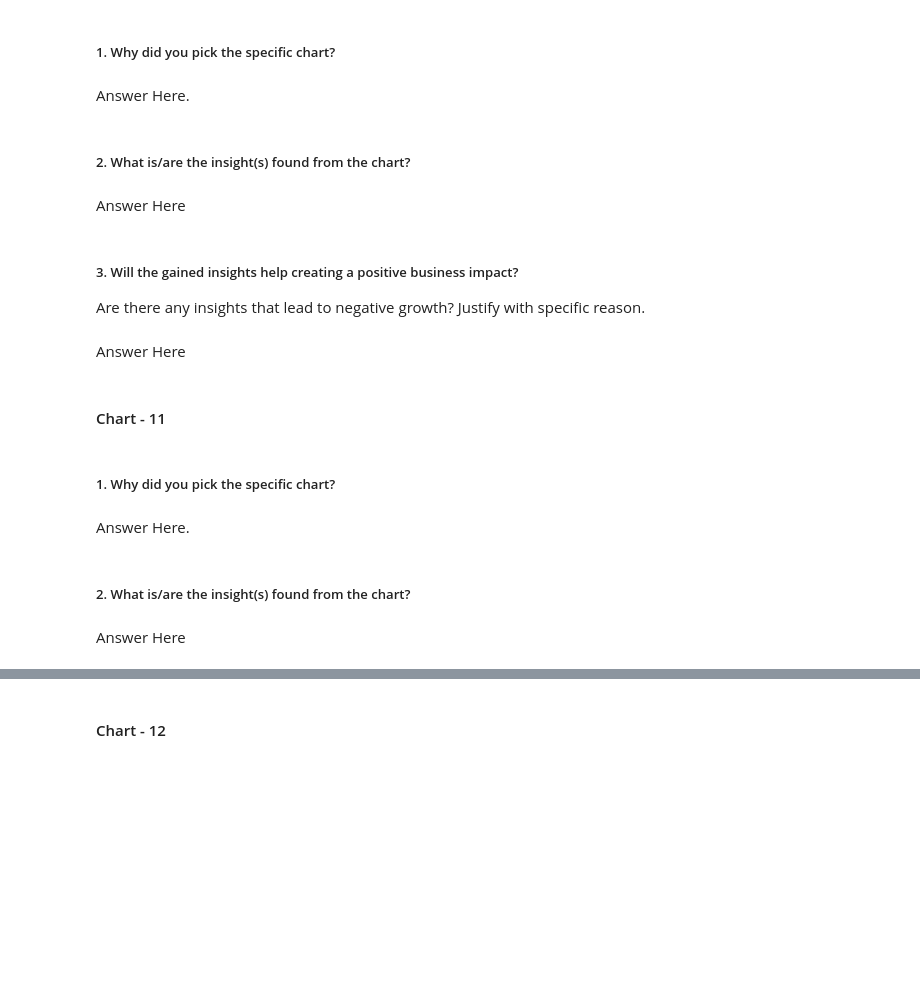
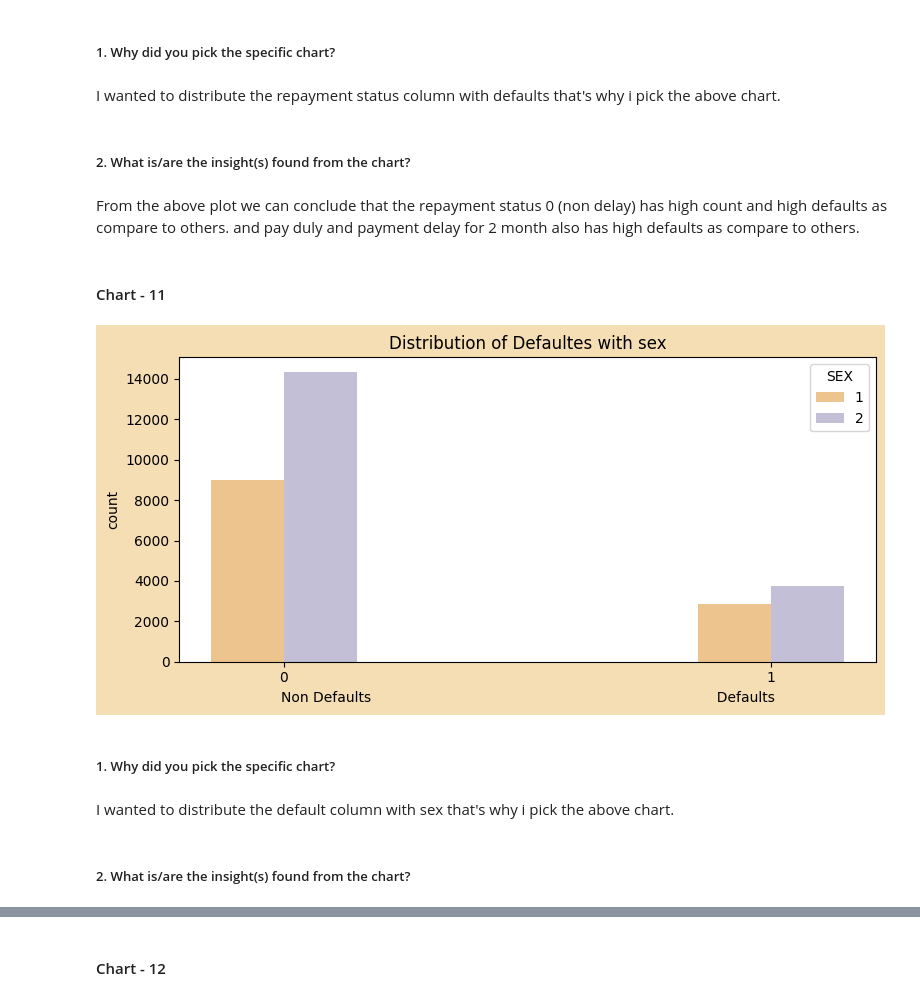
Before and after one commit to hmarathe420/Credit_Card_Default_Prediction, a Jupyter notebook: Credit_Card_Default_Prediction.ipynb, the cells around one changed output, grey strips where cells are left out. Saved outputs shown, nothing was run; the diff lists cells and outputs as text; code cells hidden in the pictures; blank space fills up the shorter version.

```diff
--- a/Credit_Card_Default_Prediction.ipynb
+++ b/Credit_Card_Default_Prediction.ipynb
@@ -569,15 +596,10 @@ Answer Here
 # %% [markdown]
 ##### 1. Why did you pick the specific chart?
-# %% [markdown]
-Answer Here.
+# %% [markdown]
+I wanted to distribute the repayment status column with defaults that's why i pick the above chart.
 # %% [markdown]
 ##### 2. What is/are the insight(s) found from the chart?
-# %% [markdown]
-Answer Here
-# %% [markdown]
-##### 3. Will the gained insights help creating a positive business impact?
-Are there any insights that lead to negative growth? Justify with specific reason.
-# %% [markdown]
-Answer Here
+# %% [markdown]
+From the above plot we can conclude that the repayment status 0 (non delay) has high count and high defaults as compare to others. and pay duly and payment delay for 2 month also has high defaults as compare to others.
 # %% [markdown]
 #### Chart - 11
@@ -586,8 +606,17 @@ Answer Here
+# %%
+# Distribute the default column with sex column
+plt.rcParams['figure.autolayout'] == True
+plt.figure(figsize =(8,4), facecolor = 'wheat')
+sns.countplot(data = df, x = 'default_payment_next_month', hue = 'SEX', palette = 'PuOr', width = 0.3)
+plt.title('Distribution of Defaultes with sex')
+plt.xlabel('Non Defaults                                                                               Defaults')
+plt.plot()
+plt.show()
+# %% [output]
+[figure, added]
 # %% [markdown]
 ##### 1. Why did you pick the specific chart?
-# %% [markdown]
-Answer Here.
+# %% [markdown]
+I wanted to distribute the default column with sex that's why i pick the above chart.
 # %% [markdown]
 ##### 2. What is/are the insight(s) found from the chart?
-# %% [markdown]
-Answer Here
```
Also changed, not shown: parts of 16 cells of this notebook.
